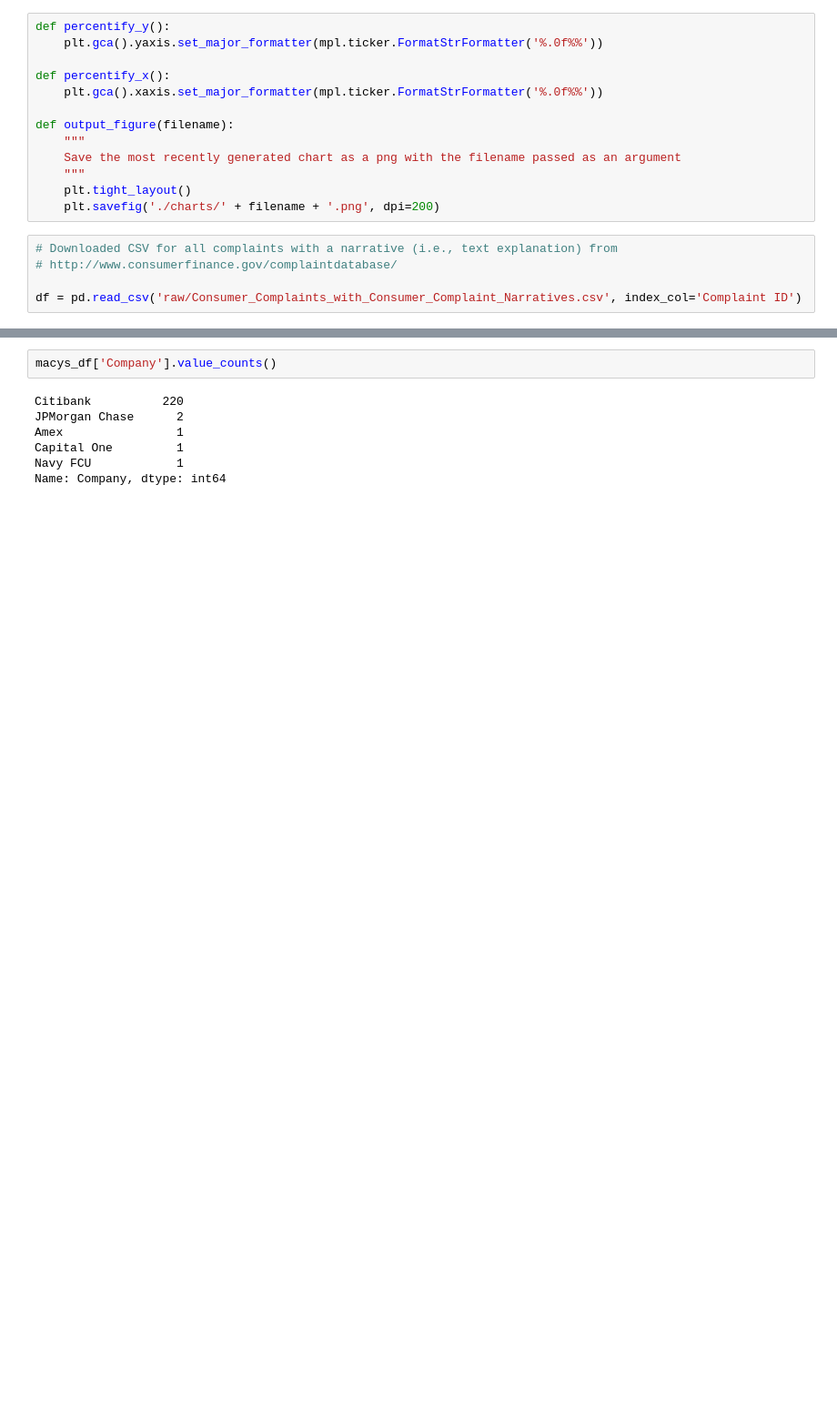
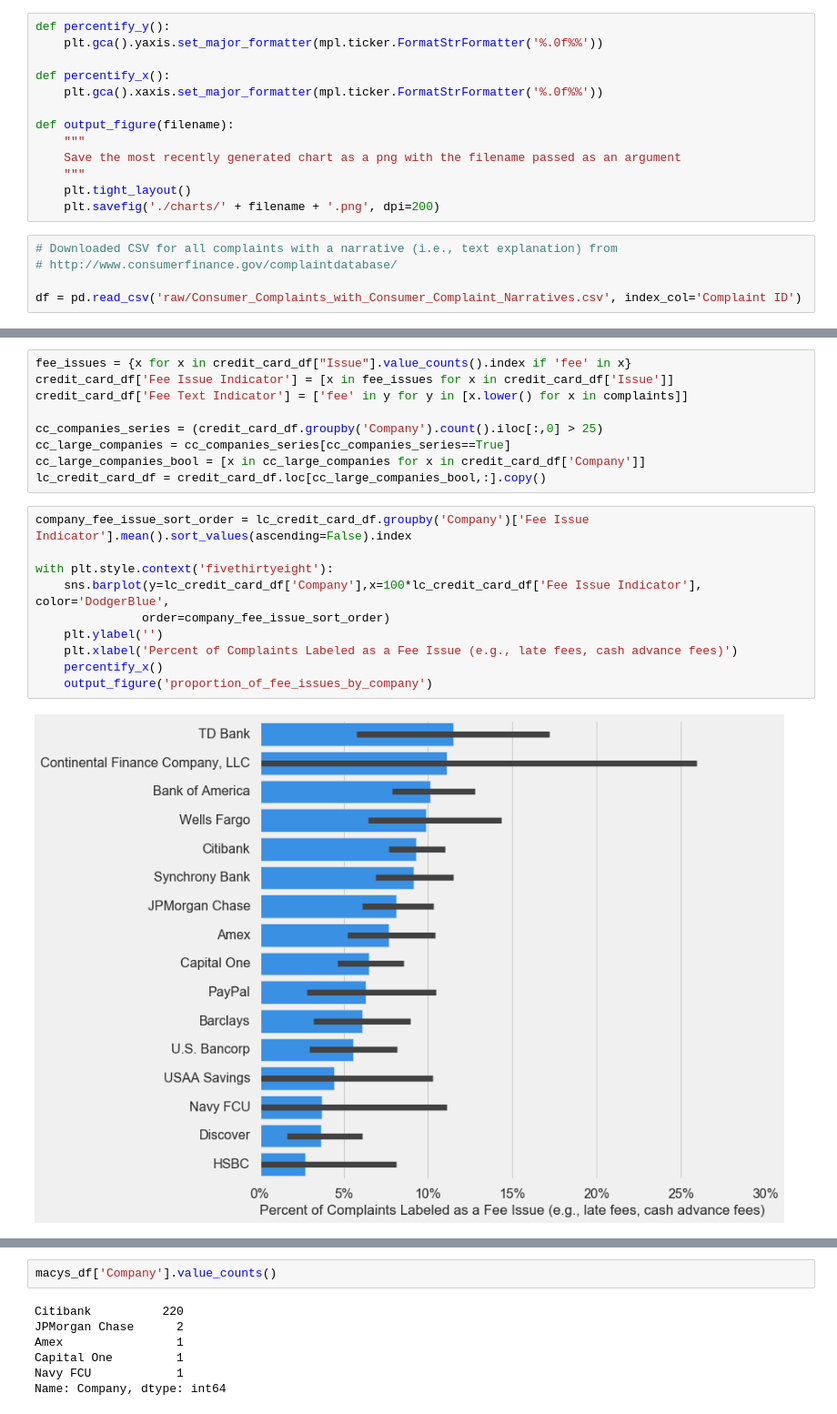
Before and after one commit to HipHoff/HipHoff, a Jupyter notebook: CFPB Complaints/Munging and Analysis.ipynb, the cells around one changed output, grey strips where cells are left out. Shown at 91% size. Saved outputs shown, nothing was run; the diff lists cells and outputs as text; blank space fills up the shorter version.

```diff
--- a/CFPB Complaints/Munging and Analysis.ipynb
+++ b/CFPB Complaints/Munging and Analysis.ipynb
@@ -123,0 +102,21 @@ Name: Company response to consumer, dtype: int64
+# %%
+fee_issues = {x for x in credit_card_df["Issue"].value_counts().index if 'fee' in x}
+credit_card_df['Fee Issue Indicator'] = [x in fee_issues for x in credit_card_df['Issue']]
+credit_card_df['Fee Text Indicator'] = ['fee' in y for y in [x.lower() for x in complaints]]
+
+cc_companies_series = (credit_card_df.groupby('Company').count().iloc[:,0] > 25)
+cc_large_companies = cc_companies_series[cc_companies_series==True]
+cc_large_companies_bool = [x in cc_large_companies for x in credit_card_df['Company']]
+lc_credit_card_df = credit_card_df.loc[cc_large_companies_bool,:].copy()
+# %%
+company_fee_issue_sort_order = lc_credit_card_df.groupby('Company')['Fee Issue Indicator'].mean().sort_values(ascending=False).index
+
+with plt.style.context('fivethirtyeight'):
+    sns.barplot(y=lc_credit_card_df['Company'],x=100*lc_credit_card_df['Fee Issue Indicator'], color='DodgerBlue',
+               order=company_fee_issue_sort_order)
+    plt.ylabel('')
+    plt.xlabel('Percent of Complaints Labeled as a Fee Issue (e.g., late fees, cash advance fees)')
+    percentify_x()
+    output_figure('proportion_of_fee_issues_by_company')
+# %% [output]
+[figure, added]
```
Also changed, not shown: parts of 43 cells of this notebook, 6 other files.
